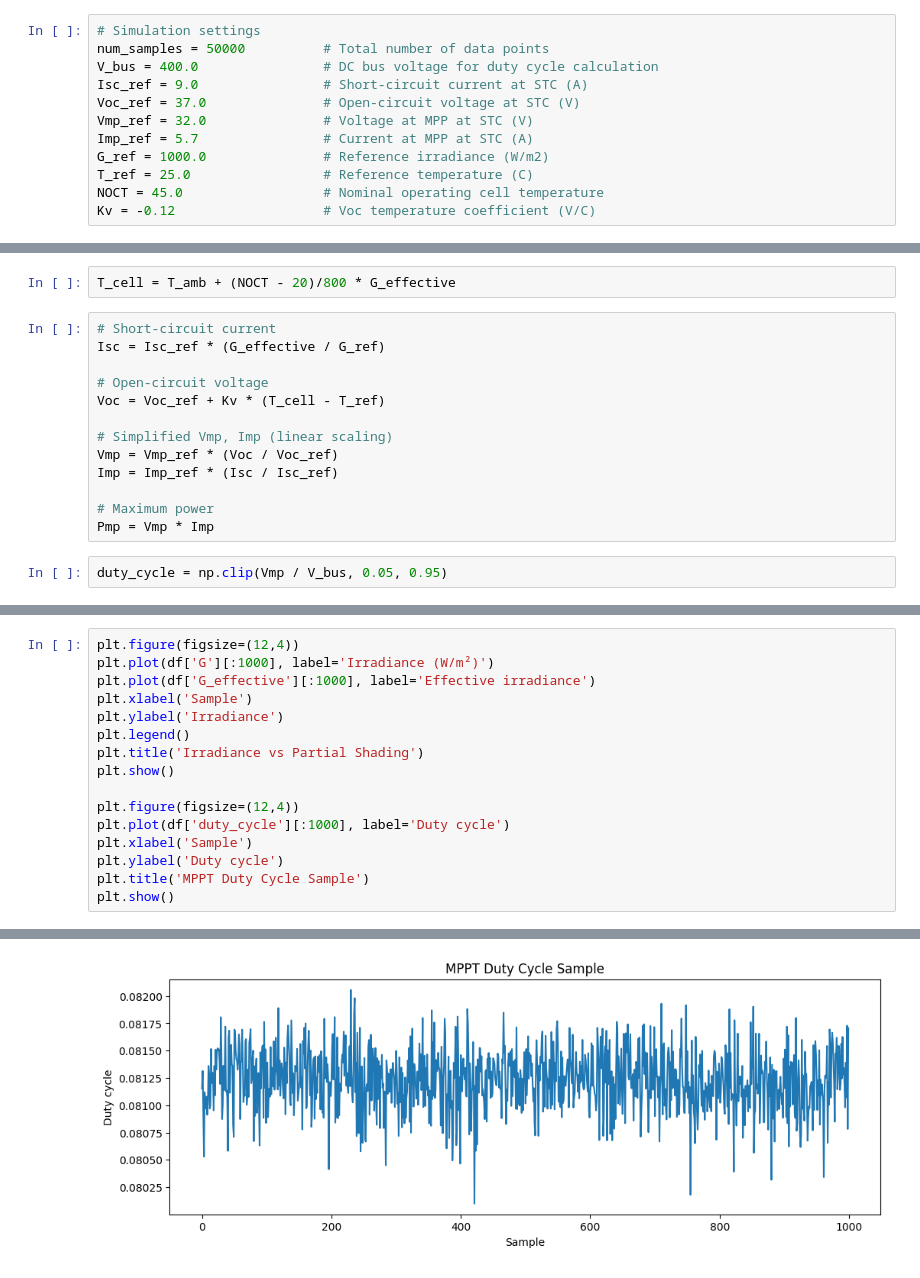
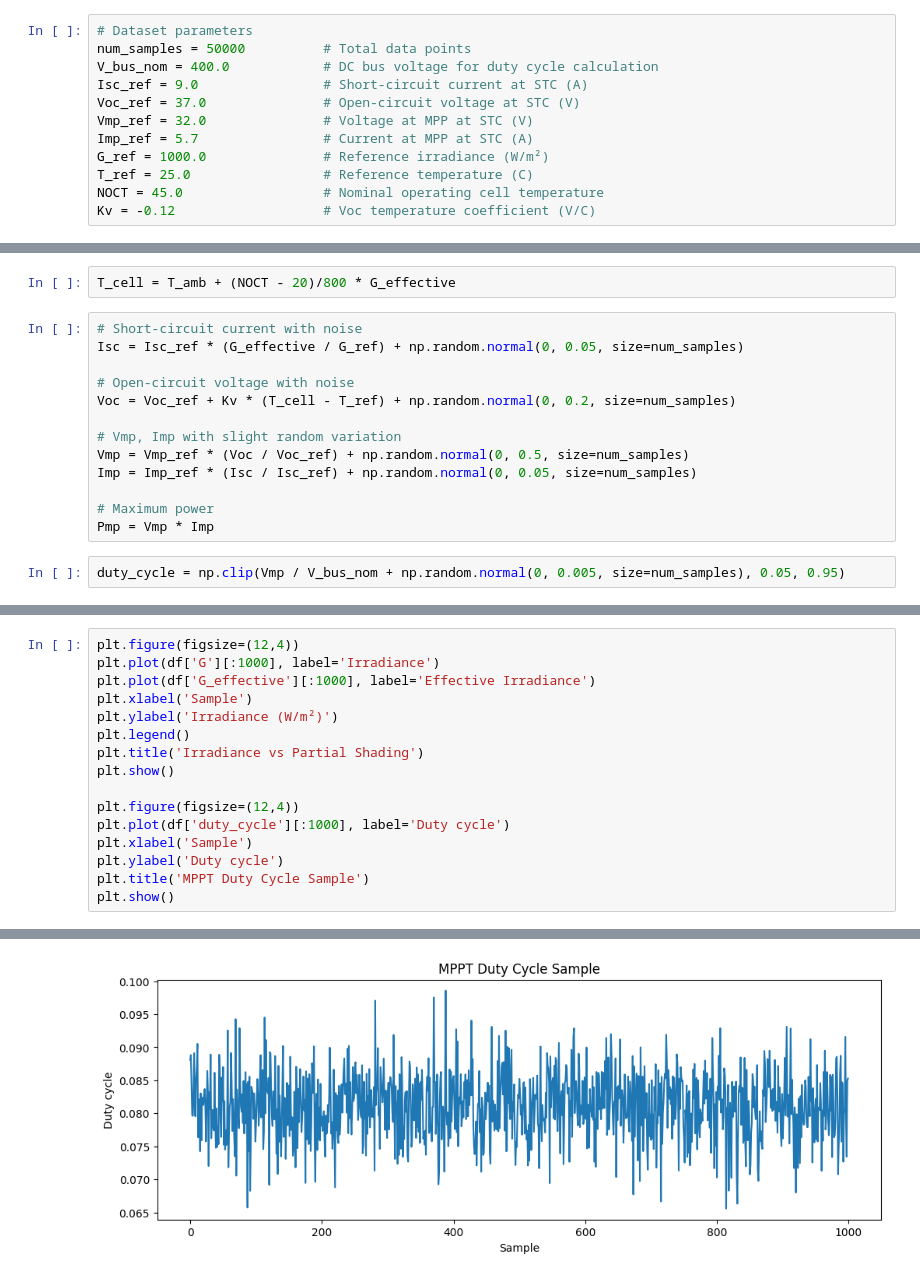
Before and after one commit to VivekVardhan765/MPPT_CONTROL_ALGO, a Jupyter notebook: pv-simulation-mock.ipynb, the cells around one changed output, grey strips where cells are left out. Drawn from its saved outputs; the diff is of its cells as text.

Commit message:
Kaggle Notebook | PV_simulation_mock | Version 3

```diff
--- a/pv-simulation-mock.ipynb
+++ b/pv-simulation-mock.ipynb
@@ -23,14 +23,14 @@ The dataset can later be used for:
 - Static ML model training (non-time-series)
 - RNN/LSTM time-series MPPT model
 # %%
-# Simulation settings
-num_samples = 50000          # Total number of data points
-V_bus = 400.0                # DC bus voltage for duty cycle calculation
+# Dataset parameters
+num_samples = 50000          # Total data points
+V_bus_nom = 400.0            # DC bus voltage for duty cycle calculation
 Isc_ref = 9.0                # Short-circuit current at STC (A)
 Voc_ref = 37.0               # Open-circuit voltage at STC (V)
 Vmp_ref = 32.0               # Voltage at MPP at STC (V)
 Imp_ref = 5.7                # Current at MPP at STC (A)
-G_ref = 1000.0               # Reference irradiance (W/m2)
+G_ref = 1000.0               # Reference irradiance (W/m²)
 T_ref = 25.0                 # Reference temperature (C)
 NOCT = 45.0                  # Nominal operating cell temperature
 Kv = -0.12                   # Voc temperature coefficient (V/C)
@@ -63,20 +64,20 @@ G_effective = G_noise * shade_factor
 # %%
 T_cell = T_amb + (NOCT - 20)/800 * G_effective
 # %%
-# Short-circuit current
-Isc = Isc_ref * (G_effective / G_ref)
+# Short-circuit current with noise
+Isc = Isc_ref * (G_effective / G_ref) + np.random.normal(0, 0.05, size=num_samples)
 
-# Open-circuit voltage
-Voc = Voc_ref + Kv * (T_cell - T_ref)
+# Open-circuit voltage with noise
+Voc = Voc_ref + Kv * (T_cell - T_ref) + np.random.normal(0, 0.2, size=num_samples)
 
-# Simplified Vmp, Imp (linear scaling)
-Vmp = Vmp_ref * (Voc / Voc_ref)
-Imp = Imp_ref * (Isc / Isc_ref)
+# Vmp, Imp with slight random variation
+Vmp = Vmp_ref * (Voc / Voc_ref) + np.random.normal(0, 0.5, size=num_samples)
+Imp = Imp_ref * (Isc / Isc_ref) + np.random.normal(0, 0.05, size=num_samples)
 
 # Maximum power
 Pmp = Vmp * Imp
 # %%
-duty_cycle = np.clip(Vmp / V_bus, 0.05, 0.95)
+duty_cycle = np.clip(Vmp / V_bus_nom + np.random.normal(0, 0.005, size=num_samples), 0.05, 0.95)
 # %%
 df = pd.DataFrame({
     'time': t,
@@ -109,9 +110,9 @@ Dataset saved as pv_mppt_dataset.csv
 # %%
 plt.figure(figsize=(12,4))
-plt.plot(df['G'][:1000], label='Irradiance (W/m²)')
-plt.plot(df['G_effective'][:1000], label='Effective irradiance')
+plt.plot(df['G'][:1000], label='Irradiance')
+plt.plot(df['G_effective'][:1000], label='Effective Irradiance')
 plt.xlabel('Sample')
-plt.ylabel('Irradiance')
+plt.ylabel('Irradiance (W/m²)')
 plt.legend()
 plt.title('Irradiance vs Partial Shading')
 plt.show()
@@ -127 +128 @@ plt.show()
-[figure, old version]
+[figure, new version]
```
Also changed, not shown: parts of 6 cells of this notebook.
